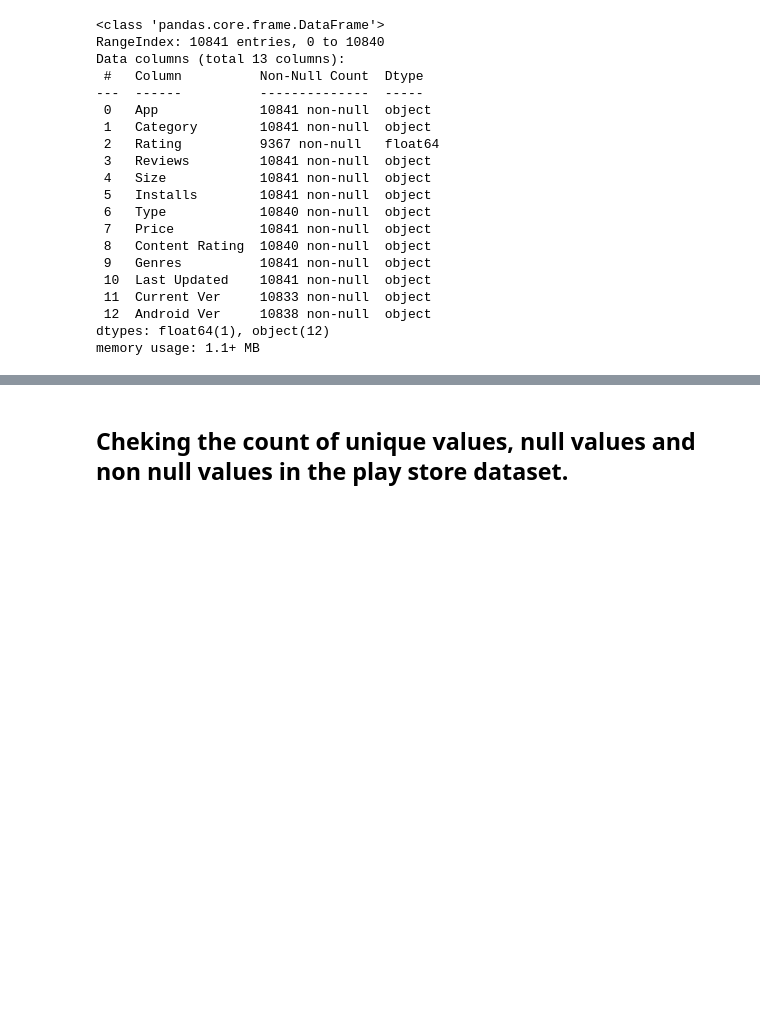
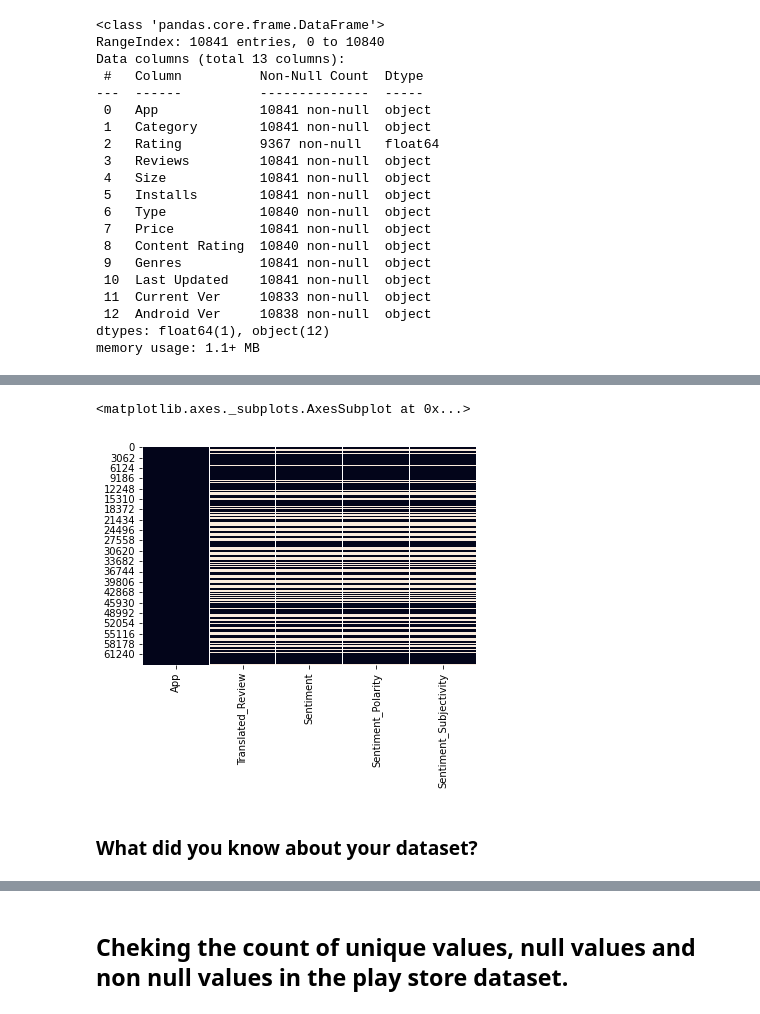
Before and after one commit to MohammadSarim/Capstone-Project-1-Play-Store-App-Review-Analysis, a Jupyter notebook: Capstone_Project_EDA_(PlayStore_App_Review_Analysis).ipynb, the cells around one changed output, grey strips where cells are left out. Saved outputs shown, nothing was run; the diff lists cells and outputs as text; code cells hidden in the pictures; blank space fills up the shorter version.

```diff
--- a/Capstone_Project_EDA_(PlayStore_App_Review_Analysis).ipynb
+++ b/Capstone_Project_EDA_(PlayStore_App_Review_Analysis).ipynb
@@ -116,2 +136,6 @@ Mounted at /content/drive
 file_path = '/content/drive/My Drive/dataset/Play Store Data.csv'
 Play_Store_DataFrame = pd.read_csv(file_path)
+# %%
+# Importing the csv file of User Reviews DataSet
+file_path = '/content/drive/My Drive/dataset/User Reviews.csv'
+User_Review_DataFrame = pd.read_csv(file_path)
@@ -221,0 +267,9 @@ msno.bar(Play_Store_DataFrame,color="tomato", sort="ascending",figsize = (10,6),
+# %%
+# Visualizing the missing values in User Review DataFrame
+# Checking Null Value by plotting Heatmap
+sns.heatmap(User_Review_DataFrame.isnull(), cbar=False)
+# %% [output]
+<matplotlib.axes._subplots.AxesSubplot at 0x...>
+[figure, added]
+# %% [markdown]
+### What did you know about your dataset?
```
Also changed, not shown: parts of 38 cells of this notebook.
